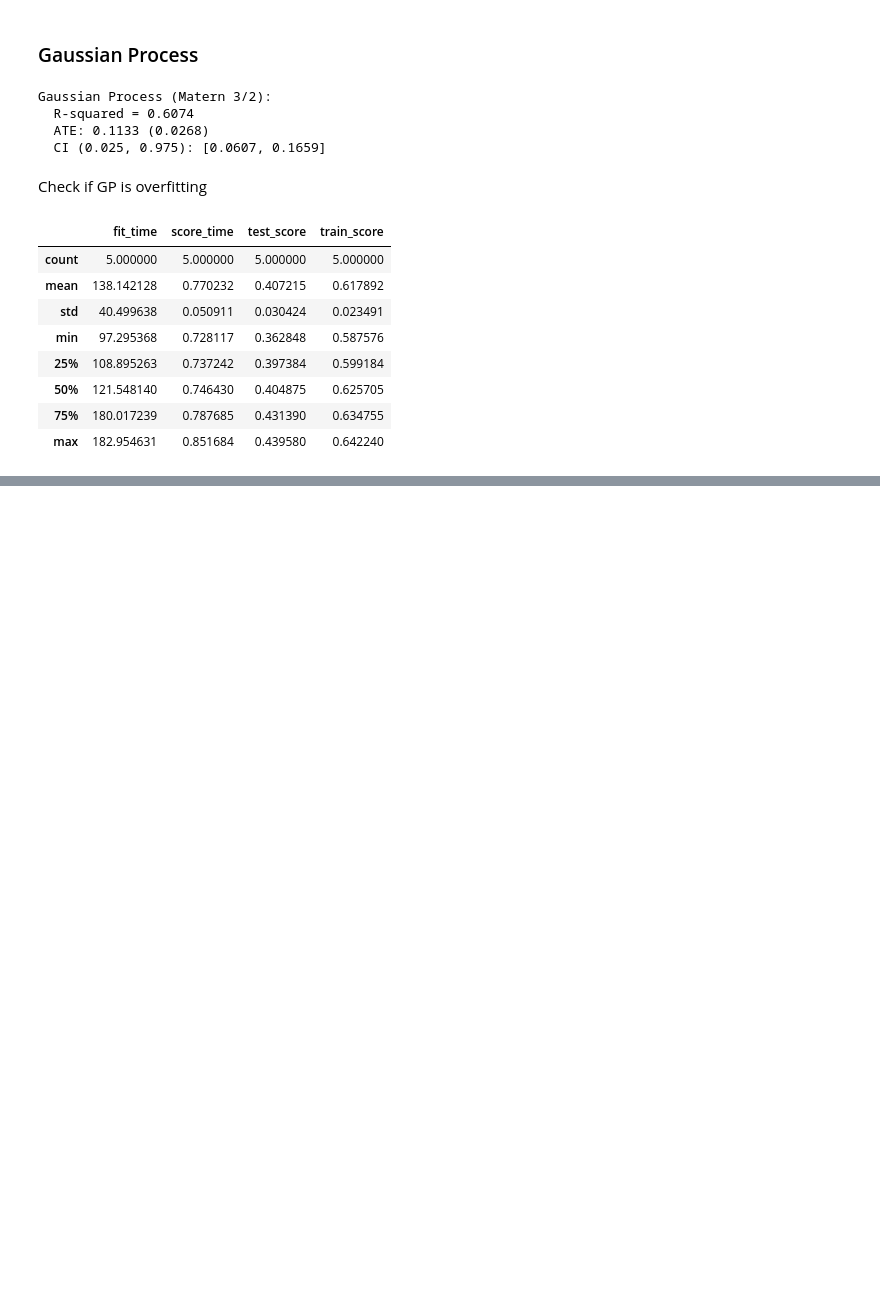
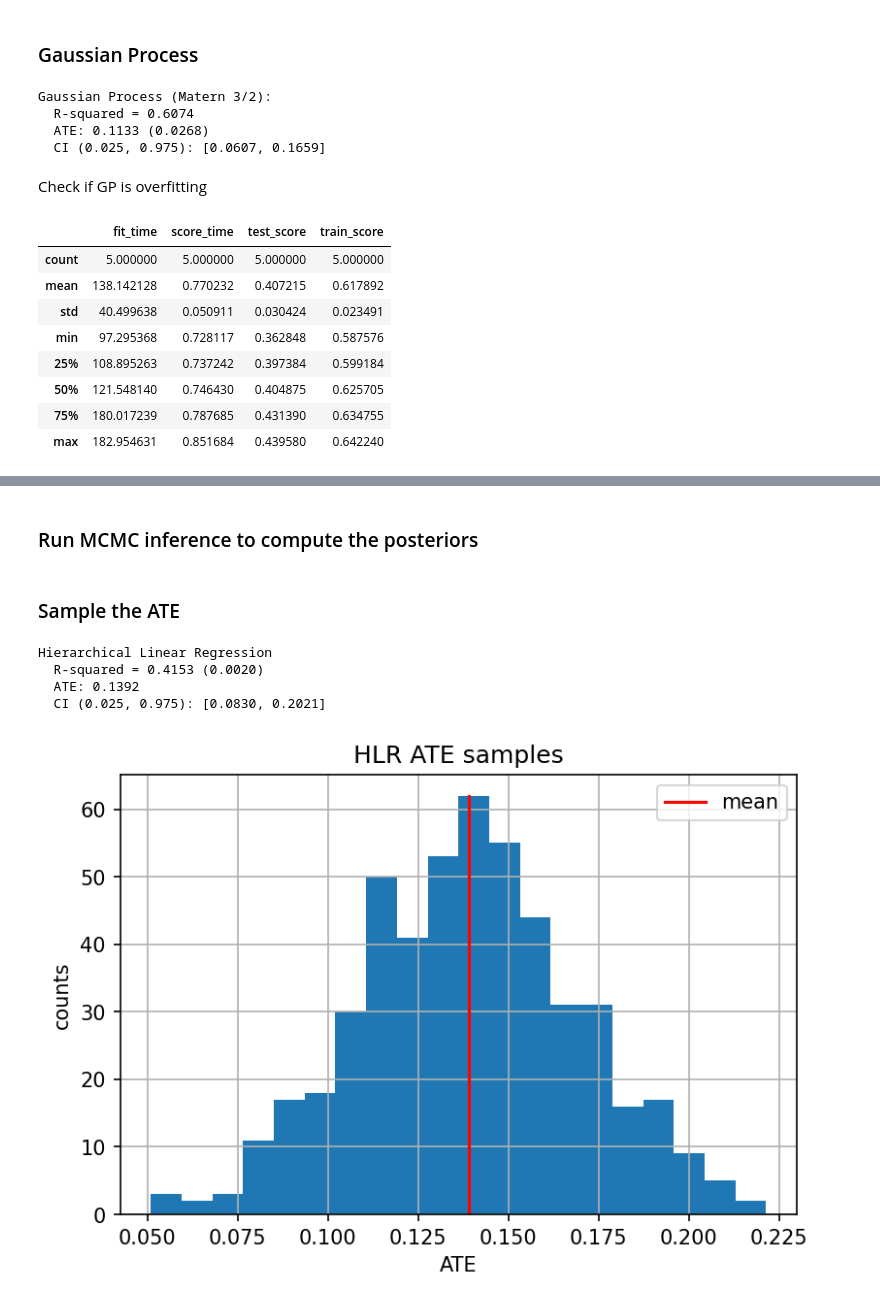
Before and after one commit to gradientinstitute/return2edu-paper, a Jupyter notebook: Direct-Bayesian.ipynb, the cells around one changed output, grey strips where cells are left out. Cells and saved outputs as stored; diff of their text form; code cells hidden in the pictures; blank space fills up the shorter version.

Commit message:
hierarchical linear model

```diff
--- a/Direct-Bayesian.ipynb
+++ b/Direct-Bayesian.ipynb
@@ -244,0 +292,2 @@ plt.show()
+# %% [markdown]
+### Run MCMC inference to compute the posteriors
@@ -244,0 +309,45 @@ plt.show()
+# %% [markdown]
+### Sample the ATE
+# %%
+hbr_samples = model_mcmc.get_samples()
+w_0s = hbr_samples["intercept"]
+w_ts = hbr_samples["treatment"]
+w_xs = hbr_samples["confounders"]
+w_txs = hbr_samples["intersection"]
+
+ate_hlr_samples = np.zeros(samples)
+score_samples = np.zeros(samples)
+t0 = torch.zeros_like(t_torch)
+t1 = torch.ones_like(t_torch)
+
+for s in range(samples):
+    f = predict(w_0s[s], w_ts[s], w_xs[s], w_txs[s], X_torch, t_torch)
+    f1 = predict(w_0s[s], w_ts[s], w_xs[s], w_txs[s], X_torch, t1)
+    f0 = predict(w_0s[s], w_ts[s], w_xs[s], w_txs[s], X_torch, t0)
+    ate_hlr_samples[s] = f1.mean() - f0.mean()
+    score_samples[s] = r2_score(y, f)
+
+ate_hlr = ate_hlr_samples.mean()
+ci_hlr = mstats.mquantiles(ate_hlr_samples, prob=[0.025, 0.975])
+
+print("Hierarchical Linear Regression")
+print(f"  R-squared = {score_samples.mean():.4f} ({score_samples.std():.4f})")
+print(f"  ATE: {ate_hlr:.4f}")
+print(f"  CI (0.025, 0.975): [{ci_hlr[0]:.4f}, {ci_hlr[1]:.4f}]")
+# %% [output]
+Hierarchical Linear Regression
+  R-squared = 0.4153 (0.0020)
+  ATE: 0.1392
+  CI (0.025, 0.975): [0.0830, 0.2021]
+# %%
+plt.figure(dpi=150)
+cnt, *_ = plt.hist(ate_hlr_samples, bins=20)
+plt.plot([ate_hlr, ate_hlr], [0, max(cnt)], 'r', label="mean")
+plt.title("HLR ATE samples")
+plt.xlabel("ATE")
+plt.ylabel("counts")
+plt.grid()
+plt.legend()
+plt.show()
+# %% [output]
+[figure, added]
```
Also changed, not shown: parts of 11 cells of this notebook, 2 other files.
